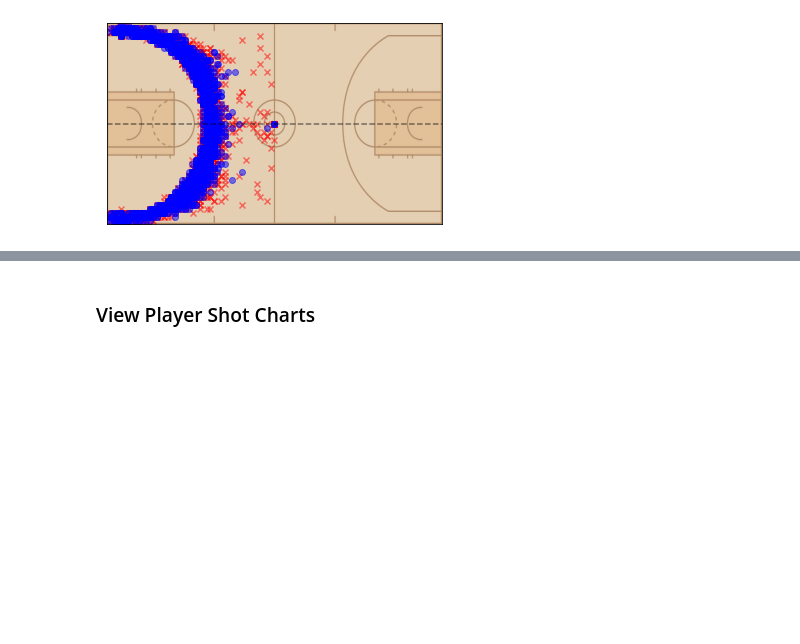
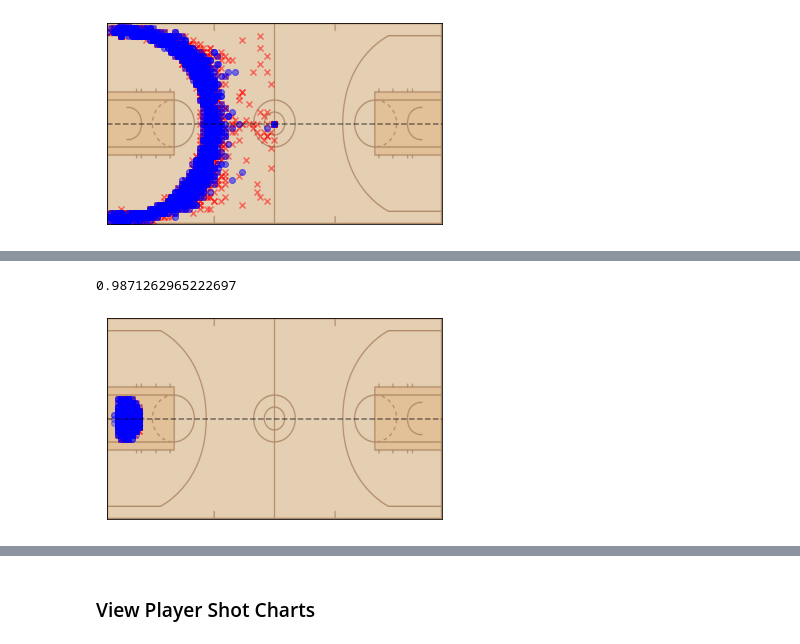
Before and after one commit to dpasse/monte, a Jupyter notebook: workspace/wncaa/shot_charts.ipynb, the cells around one changed output, grey strips where cells are left out. Saved outputs shown, nothing was run; the diff lists cells and outputs as text; code cells hidden in the pictures; blank space fills up the shorter version.

```diff
--- a/workspace/wncaa/shot_charts.ipynb
+++ b/workspace/wncaa/shot_charts.ipynb
@@ -341,0 +367,24 @@ plt.show()
+# %%
+from sklearn.preprocessing import LabelEncoder
+from sklearn.ensemble import RandomForestClassifier
+
+df_training = pd.concat([
+    df_shot_cat_1[['single_location', 'shot_distance_cat']],
+    df_shot_cat_2[['single_location', 'shot_distance_cat']],
+    df_shot_cat_3[['single_location', 'shot_distance_cat']],
+    df_shot_cat_4[['single_location', 'shot_distance_cat']]
+]).sample(frac=1)
+
+X = df_training.single_location.tolist()
+
+le = LabelEncoder()
+le.fit(df_training.shot_distance_cat)
+
+y = le.transform(df_training.shot_distance_cat)
+
+rf_model = RandomForestClassifier(random_state=42)
+rf_model.fit(X, y)
+
+rf_model.score(X, y)
+# %% [output]
+0.9871262965222697
@@ -341,0 +406,16 @@ plt.show()
+# %%
+fig, ax = plt.subplots()
+
+x_make, y_make, x_missed, y_missed = get_makes_and_misses_half_court(df_valid.loc[df_valid.shot_distance_cat == '0-5 footer'])
+
+ax.scatter(x_missed * x_scale, (100 - y_missed) * y_scale, marker='x', c='red', alpha=.5)
+ax.scatter(x_make * x_scale, (100 - y_make) * y_scale, marker='o', c='blue', alpha=.3)
+ax.axhline(50 * y_scale, c='k', alpha=.5, linestyle= '--')
+
+ax.imshow(full_court_img)
+
+plt.xticks([])
+plt.yticks([])
+plt.show()
+# %% [output]
+[figure, added]
```
Also changed, not shown: parts of 18 cells of this notebook.
